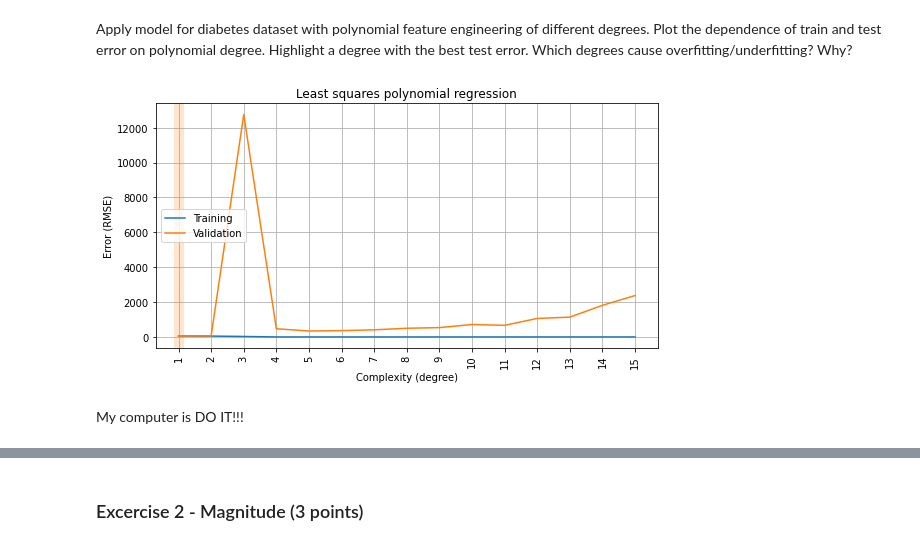
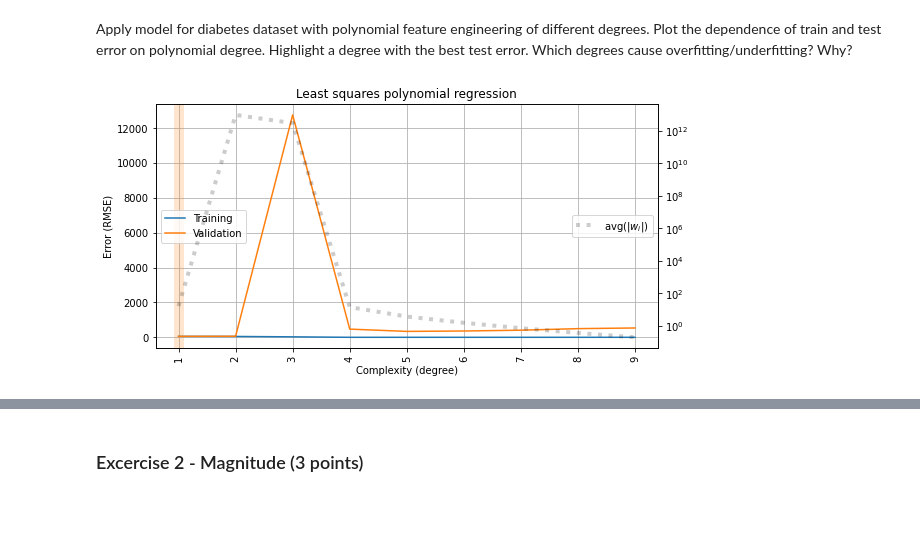
Before and after one commit to vilen-kim/4_overfitting_regularization, a Jupyter notebook: overfitting_regularization.ipynb, the cells around one changed output, grey strips where cells are left out. Cells and saved outputs as stored; diff of their text form; code cells hidden in the pictures; blank space fills up the shorter version.

```diff
--- a/overfitting_regularization.ipynb
+++ b/overfitting_regularization.ipynb
@@ -373,18 +356,19 @@ Bradley Efron, Trevor Hastie, Iain Johnstone and Robert Tibshirani (2004) "Least
 # %% [markdown]
 Apply model for diabetes dataset with polynomial feature engineering of different degrees. Plot the dependence of train and test error on polynomial degree. Highlight a degree with the best test error. Which degrees cause overfitting/underfitting? Why?
 # %%
-rmse_train, rmse_valid = [], []
-for degree in DEGREES[1:]:
+rmse_train, rmse_valid, coefs = [], [], []
+degree_max = 10
+for degree in DEGREES[1:degree_max]:
     results = cross_validate(make_model(degree),
                              X_diabetes, y_diabetes, cv=5,
-                             return_train_score=True,
+                             return_train_score=True, return_estimator=True,
                              scoring='neg_root_mean_squared_error')
     rmse_train.append(-np.mean(results['train_score']))
     rmse_valid.append(-np.mean(results['test_score']))
+    coefs.append([model['reg'].coef_ for model in results['estimator']])
 
-plot_fitting_graph(DEGREES[1:], rmse_train, rmse_valid, xlabel='Complexity (degree)', ylabel='Error (RMSE)',
-                   title='Least squares polynomial regression')
+avg_coefs = [np.mean(np.abs(coef)) for coef in coefs]
+plot_fitting_graph(DEGREES[1:degree_max], rmse_train, rmse_valid, xlabel='Complexity (degree)', ylabel='Error (RMSE)',
+                   custom_metric=avg_coefs, custom_label='avg(|$w_i$|)', title='Least squares polynomial regression')
 # %% [output]
-[figure, old version]
+[figure, new version]
-# %% [markdown]
-My computer is DO IT!!!
```
Also changed, not shown: parts of 12 cells of this notebook.
